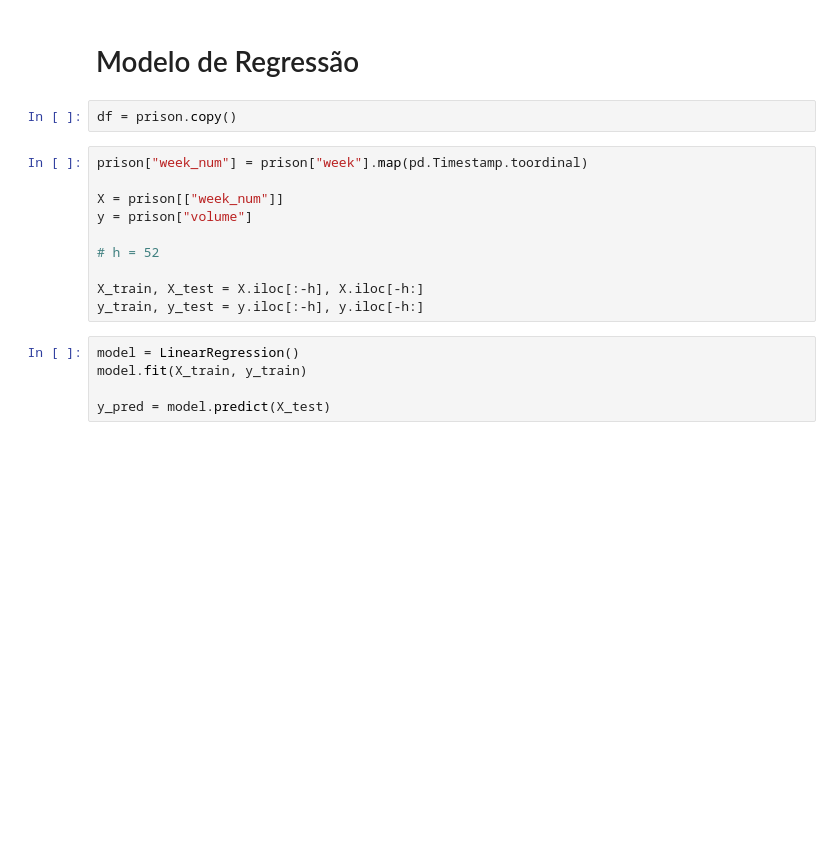
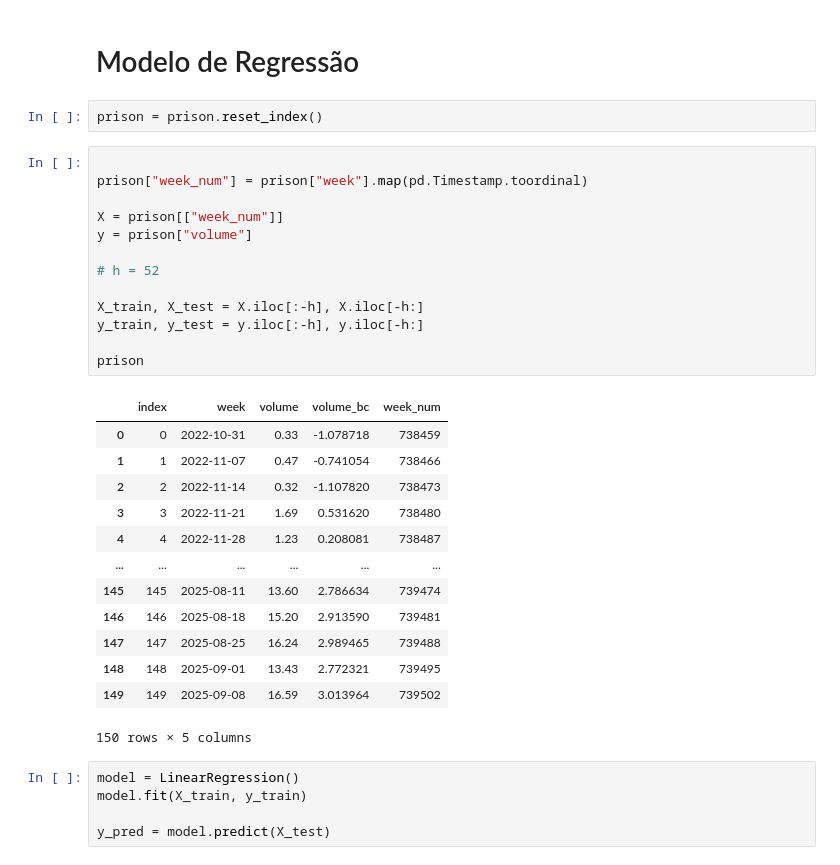
Before and after one commit to LeonardoAleee/analise_st, a Jupyter notebook: trabalho_a1.ipynb, the cells around one changed output. Drawn from its saved outputs; the diff is of its cells as text; blank space fills up the shorter version.

```diff
--- a/trabalho_a1.ipynb
+++ b/trabalho_a1.ipynb
@@ -340,17 +340,34 @@ plt.show()
 # %% [markdown]
 # Modelo de Regressão
 # %%
-df = prison.copy()
+prison = prison.reset_index()
 # %%
+
 prison["week_num"] = prison["week"].map(pd.Timestamp.toordinal)
 
 X = prison[["week_num"]]
 y = prison["volume"]
 
 # h = 52
 
 X_train, X_test = X.iloc[:-h], X.iloc[-h:]
 y_train, y_test = y.iloc[:-h], y.iloc[-h:]
+
+prison
+# %% [output]
+|  | index | week | volume | volume_bc | week_num |
+| 0 | 0 | 2022-10-31 | 0.33 | -1.078718 | 738459 |
+| 1 | 1 | 2022-11-07 | 0.47 | -0.741054 | 738466 |
+| 2 | 2 | 2022-11-14 | 0.32 | -1.107820 | 738473 |
+| 3 | 3 | 2022-11-21 | 1.69 | 0.531620 | 738480 |
+| 4 | 4 | 2022-11-28 | 1.23 | 0.208081 | 738487 |
+| ... | ... | ... | ... | ... | ... |
+| 145 | 145 | 2025-08-11 | 13.60 | 2.786634 | 739474 |
+| 146 | 146 | 2025-08-18 | 15.20 | 2.913590 | 739481 |
+| 147 | 147 | 2025-08-25 | 16.24 | 2.989465 | 739488 |
+| 148 | 148 | 2025-09-01 | 13.43 | 2.772321 | 739495 |
+| 149 | 149 | 2025-09-08 | 16.59 | 3.013964 | 739502 |
+150 rows × 5 columns
 # %%
 model = LinearRegression()
 model.fit(X_train, y_train)
```
Also changed, not shown: parts of 6 cells of this notebook.
